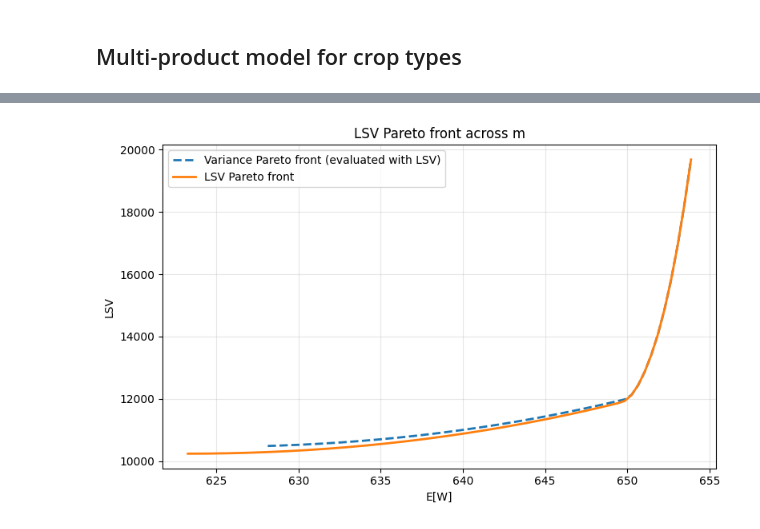
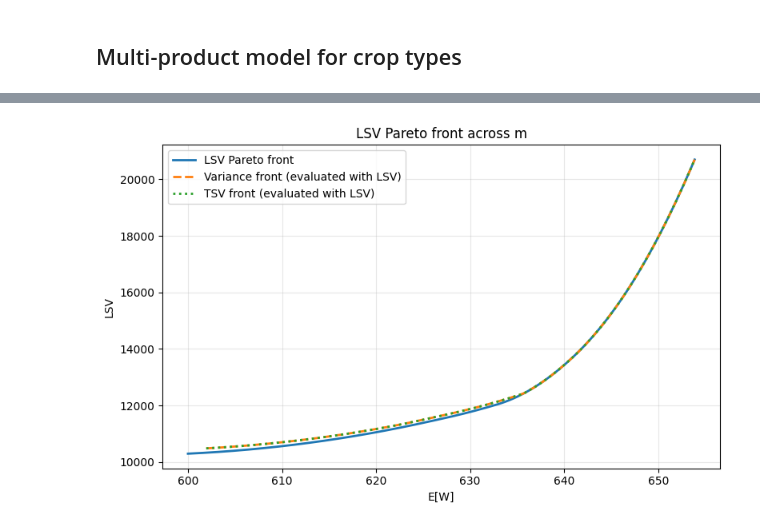
Before and after one commit to LarsonVU/Forward_For_Farmers, a Jupyter notebook: applied_multi_product.ipynb, the cells around one changed output, grey strips where cells are left out. Cells and saved outputs as stored; diff of their text form; code cells hidden in the pictures.

Commit message:
Applied TSV to multiproduct

```diff
--- a/applied_multi_product.ipynb
+++ b/applied_multi_product.ipynb
@@ -528,11 +637,12 @@ plt.show()
 # %%
-# Sweep m to build Pareto fronts for the LSV and variance models
+# Sweep m to build Pareto fronts for the LSV, variance, and TSV models
 m_min = 600
 m_max = 680
 m_grid = np.linspace(m_min, m_max, 200)
 
 lsv_front = []
 var_front = []
+tsv_front = []
 
 for m in tqdm(m_grid, desc="Sweeping m for Pareto fronts", unit="m"):
     # LSV solve
@@ -557,11 +667,23 @@ for m in tqdm(m_grid, desc="Sweeping m for Pareto fronts", unit="m"):
     except Exception:
         pass
 
+    # TSV solve
+    try:
+        b_tsv, q_tsv, tsv_val, wbar_tsv = CVPI_optimization_multi_TSV(
+            A_mat, C_mat, PQbar_vec, Pbar_vec, f_vec, r_vec, float(m), verbose=False
+        )
+        tsv_front.append(
+            (float(wbar_tsv), float(tsv_val), np.asarray(b_tsv, dtype=float), np.asarray(q_tsv, dtype=float))
+        )
+    except Exception:
+        pass
+
 # Sort by expected value for plotting
 lsv_front = sorted(lsv_front, key=lambda item: item[0])
 var_front = sorted(var_front, key=lambda item: item[0])
+tsv_front = sorted(tsv_front, key=lambda item: item[0])
 
-# Cross-evaluate each front under the other metric
+# Cross-evaluate each front under the other metrics
 lsv_front_cross = []
 for wbar, _, b, q in var_front:
     v = np.concatenate([b, q])
@@ -574,42 +696,96 @@ for wbar, _, b, q in lsv_front:
     var_eval = float(v @ Sigma @ v)
     var_front_cross.append((wbar, var_eval))
 
+tsv_front_cross = []
+for wbar, _, b, q in lsv_front:
+    tsv_eval = TSV_multi(b, q, A_mat, C_mat, m)
+    tsv_front_cross.append((wbar, float(tsv_eval)))
+
 # Plot 1: LSV Pareto front
 x_lsv = np.array([pt[0] for pt in lsv_front], dtype=float)
 y_lsv = np.array([pt[1] for pt in lsv_front], dtype=float)
 
 x_lsv_cross = np.array([pt[0] for pt in lsv_front_cross], dtype=float)
 y_lsv_cross = np.array([pt[1] for pt in lsv_front_cross], dtype=float)
 
+# Helper to evaluate any front under a specified metric
+def evaluate_front(front, metric_name):
+    xs = []
+    ys = []
+    for wbar, _, b, q in front:
+        b = np.asarray(b, dtype=float)
+        q = np.asarray(q, dtype=float)
+        v = np.concatenate([b, q])
+
+        if metric_name == "LSV":
+            y = float(LSV_multi(b, q, A_mat, C_mat))
+        elif metric_name == "Var":
+            y = float(v @ Sigma @ v)
+        elif metric_name == "TSV":
+            y = float(TSV_multi(b, q, A_mat, C_mat, m))
+        else:
+            raise ValueError(f"Unknown metric: {metric_name}")
+
+        xs.append(float(wbar))
+        ys.append(y)
+
+    return np.asarray(xs, dtype=float), np.asarray(ys, dtype=float)
+
+# Cross-evaluate all fronts under all metrics
+x_lsv, y_lsv = evaluate_front(lsv_front, "LSV")
+x_lsv_var_eval, y_lsv_var_eval = evaluate_front(var_front, "LSV")
+x_lsv_tsv_eval, y_lsv_tsv_eval = evaluate_front(tsv_front, "LSV")
+
+x_var, y_var = evaluate_front(var_front, "Var")
+x_var_lsv_eval, y_var_lsv_eval = evaluate_front(lsv_front, "Var")
+x_var_tsv_eval, y_var_tsv_eval = evaluate_front(tsv_front, "Var")
+
+x_tsv, y_tsv = evaluate_front(tsv_front, "TSV")
+x_tsv_lsv_eval, y_tsv_lsv_eval = evaluate_front(lsv_front, "TSV")
+x_tsv_var_eval, y_tsv_var_eval = evaluate_front(var_front, "TSV")
+
+# Plot 1: LSV metric
 fig_lsv_front, ax_lsv_front = plt.subplots(figsize=(8, 5))
-ax_lsv_front.plot(x_lsv_cross, y_lsv_cross, linestyle="--", linewidth=2,
-                  label="Variance Pareto front (evaluated with LSV)")
 ax_lsv_front.plot(x_lsv, y_lsv, linewidth=2, label="LSV Pareto front")
+ax_lsv_front.plot(x_lsv_var_eval, y_lsv_var_eval, linestyle="--", linewidth=2,
+                 label="Variance front (evaluated with LSV)")
+ax_lsv_front.plot(x_lsv_tsv_eval, y_lsv_tsv_eval, linestyle=":", linewidth=2,
+                 label="TSV front (evaluated with LSV)")
 ax_lsv_front.set_xlabel("E[W]")
 ax_lsv_front.set_ylabel("LSV")
 ax_lsv_front.set_title("LSV Pareto front across m")
 ax_lsv_front.grid(alpha=0.3)
 ax_lsv_front.legend()
 plt.tight_layout()
 
-# Plot 2: Variance Pareto front
-x_var = np.array([pt[0] for pt in var_front], dtype=float)
-y_var = np.array([pt[1] for pt in var_front], dtype=float)
-
-x_var_cross = np.array([pt[0] for pt in var_front_cross], dtype=float)
-y_var_cross = np.array([pt[1] for pt in var_front_cross], dtype=float)
-
+# Plot 2: Variance metric
 fig_var_front, ax_var_front = plt.subplots(figsize=(8, 5))
 ax_var_front.plot(x_var, y_var, linewidth=2, label="Variance Pareto front")
-ax_var_front.plot(x_var_cross, y_var_cross, linestyle="--", linewidth=2,
-                  label="LSV Pareto front (evaluated with variance)")
+ax_var_front.plot(x_var_lsv_eval, y_var_lsv_eval, linestyle="--", linewidth=2,
+                 label="LSV front (evaluated with variance)")
+ax_var_front.plot(x_var_tsv_eval, y_var_tsv_eval, linestyle=":", linewidth=2,
+                 label="TSV front (evaluated with variance)")
 ax_var_front.set_xlabel("E[W]")
 ax_var_front.set_ylabel("Variance")
 ax_var_front.set_title("Variance Pareto front across m")
 ax_var_front.grid(alpha=0.3)
 ax_var_front.legend()
 plt.tight_layout()
 
+# Plot 3: TSV metric
+fig_tsv_front, ax_tsv_front = plt.subplots(figsize=(8, 5))
+ax_tsv_front.plot(x_tsv, y_tsv, linewidth=2, label="TSV Pareto front")
+ax_tsv_front.plot(x_tsv_lsv_eval, y_tsv_lsv_eval, linestyle="--", linewidth=2,
+                 label="LSV front (evaluated with TSV)")
+ax_tsv_front.plot(x_tsv_var_eval, y_tsv_var_eval, linestyle=":", linewidth=2,
+                 label="Variance front (evaluated with TSV)")
+ax_tsv_front.set_xlabel("E[W]")
+ax_tsv_front.set_ylabel("TSV")
+ax_tsv_front.set_title("TSV Pareto front across m")
+ax_tsv_front.grid(alpha=0.3)
+ax_tsv_front.legend()
+plt.tight_layout()
+
 plt.show()
 # %% [output]
-[figure, old version]
+[figure, new version]
```
Also changed, not shown: parts of 7 cells of this notebook, 1 other file.
